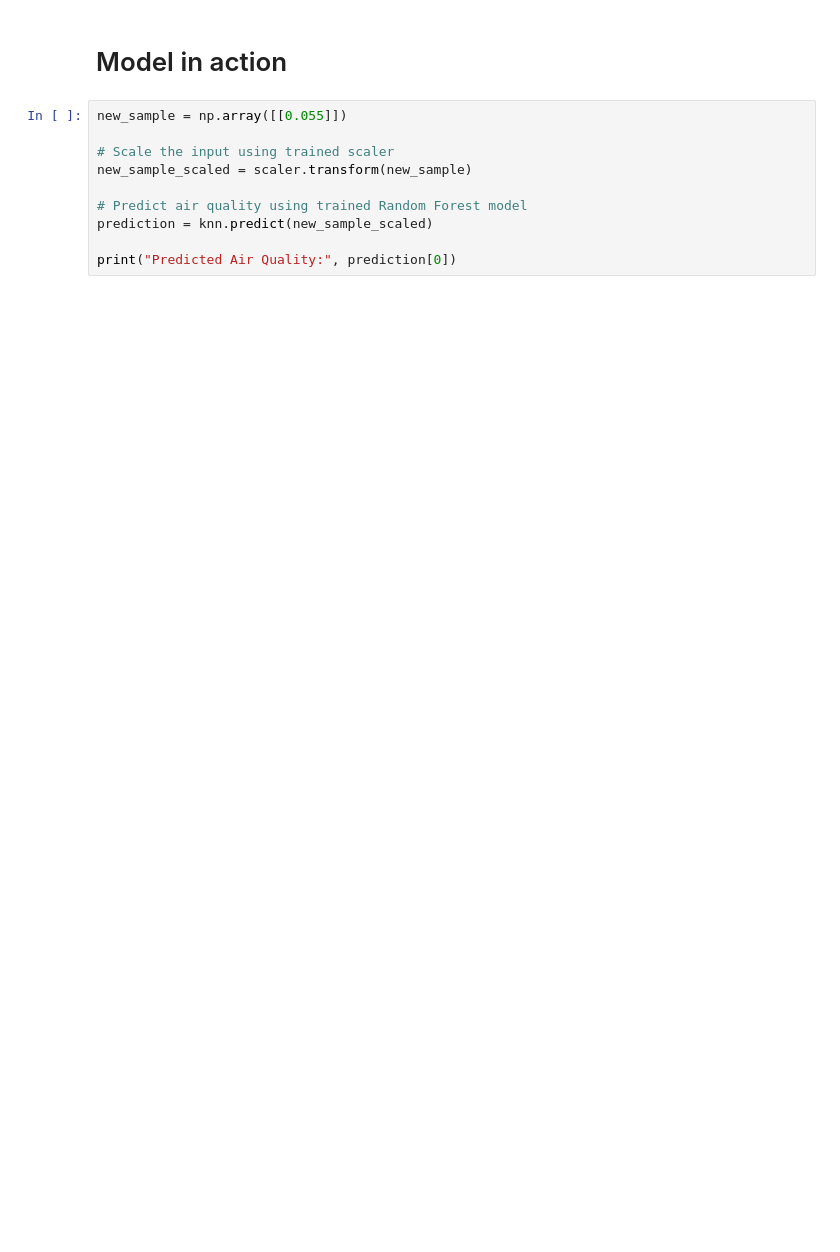
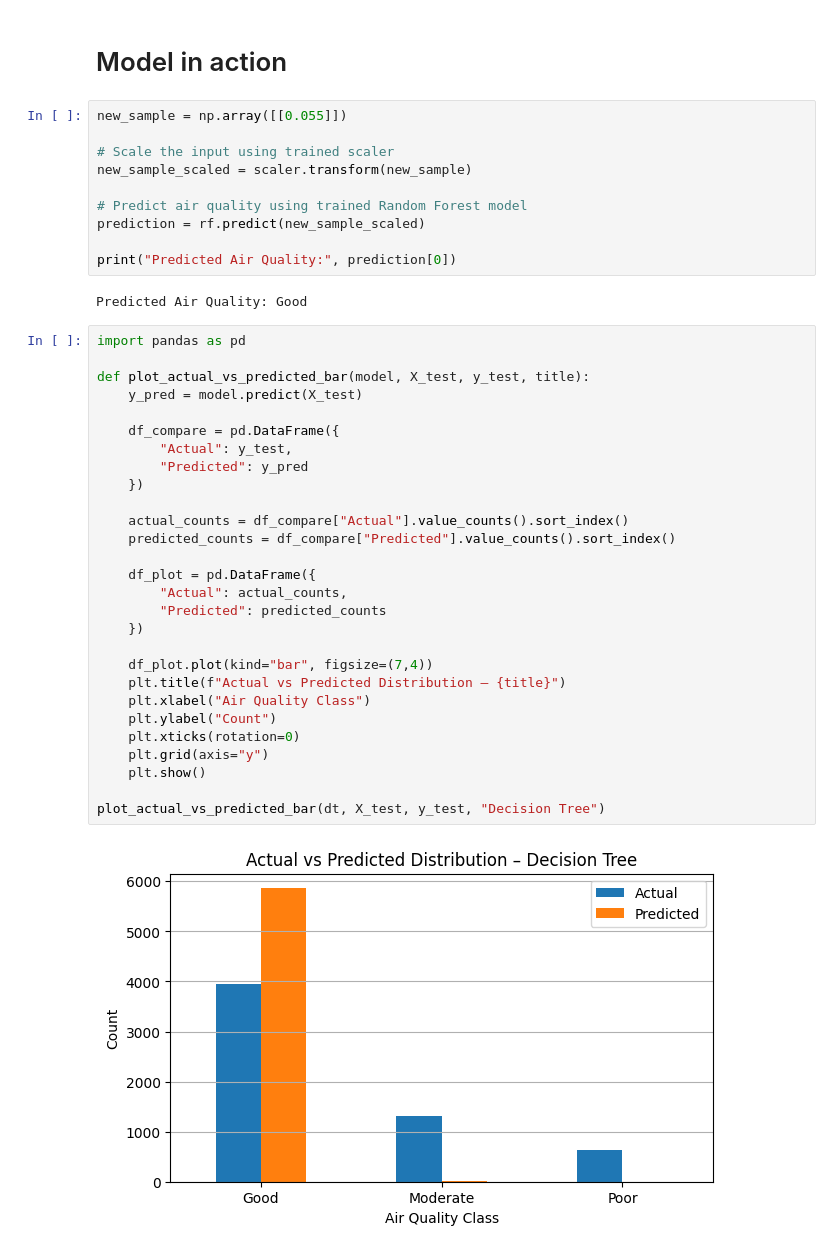
Before and after one commit to PrajjwalNakarmi/Artificial-Intelligence, a Jupyter notebook: AirQualityIndex.ipynb, the cells around one changed output. Cells and saved outputs as stored; diff of their text form; blank space fills up the shorter version.

```diff
--- a/AirQualityIndex.ipynb
+++ b/AirQualityIndex.ipynb
@@ -228,6 +352,38 @@ new_sample = np.array([[0.055]])
 new_sample_scaled = scaler.transform(new_sample)
 
 # Predict air quality using trained Random Forest model
-prediction = knn.predict(new_sample_scaled)
+prediction = rf.predict(new_sample_scaled)
 
 print("Predicted Air Quality:", prediction[0])
+# %% [output]
+Predicted Air Quality: Good
+# %%
+import pandas as pd
+
+def plot_actual_vs_predicted_bar(model, X_test, y_test, title):
+    y_pred = model.predict(X_test)
+
+    df_compare = pd.DataFrame({
+        "Actual": y_test,
+        "Predicted": y_pred
+    })
+
+    actual_counts = df_compare["Actual"].value_counts().sort_index()
+    predicted_counts = df_compare["Predicted"].value_counts().sort_index()
+
+    df_plot = pd.DataFrame({
+        "Actual": actual_counts,
+        "Predicted": predicted_counts
+    })
+
+    df_plot.plot(kind="bar", figsize=(7,4))
+    plt.title(f"Actual vs Predicted Distribution – {title}")
+    plt.xlabel("Air Quality Class")
+    plt.ylabel("Count")
+    plt.xticks(rotation=0)
+    plt.grid(axis="y")
+    plt.show()
+
+plot_actual_vs_predicted_bar(dt, X_test, y_test, "Decision Tree")
+# %% [output]
+[figure, added]
```
Also changed, not shown: parts of 20 cells of this notebook.
